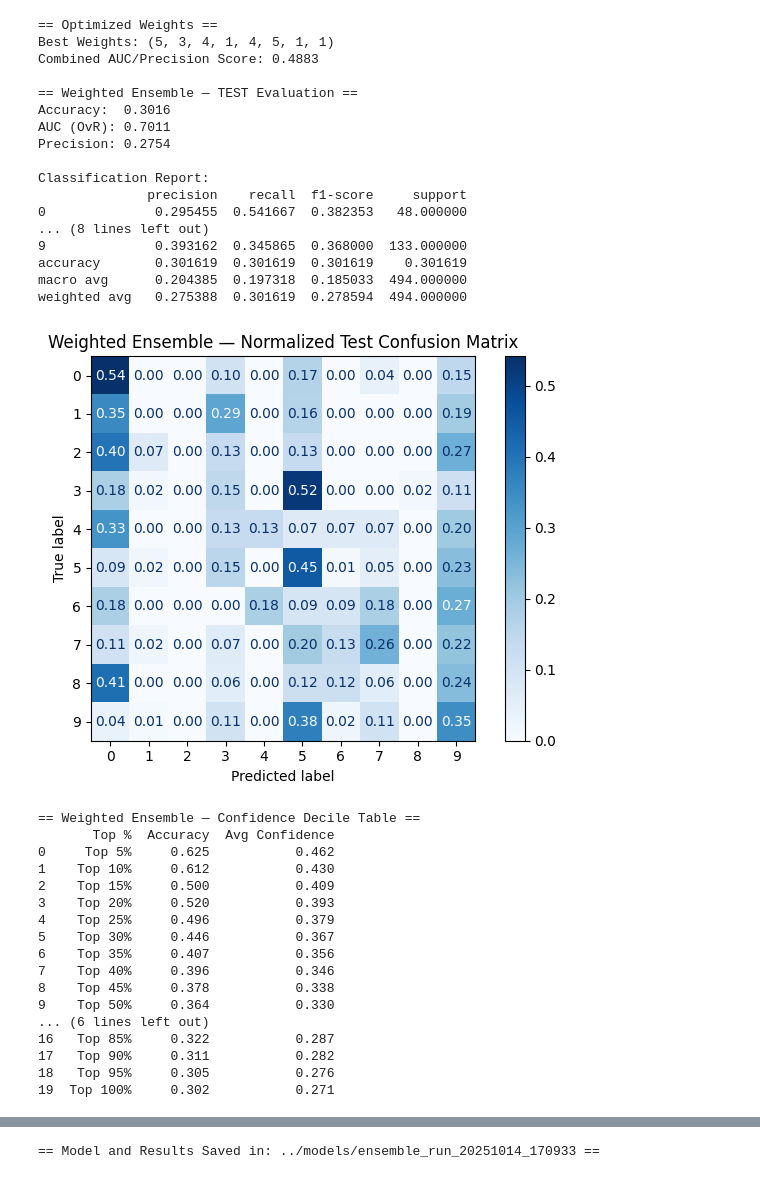
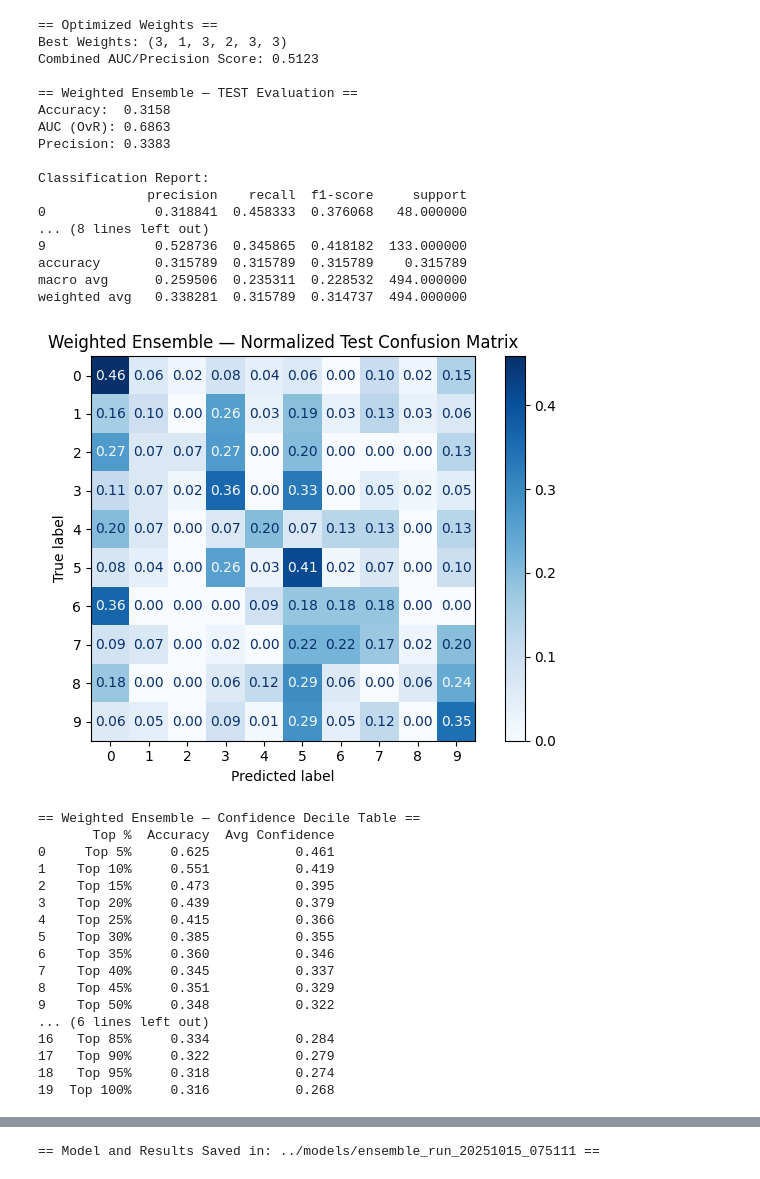
Before and after one commit to MorganC702/StockMarketRegimeResearch, a Jupyter notebook: models/ensemble.ipynb, the cells around one changed output, grey strips where cells are left out. Drawn from its saved outputs; the diff is of its cells as text; code cells hidden in the pictures.

Commit message:
ensemble results adjusted

```diff
--- a/models/ensemble.ipynb
+++ b/models/ensemble.ipynb
@@ -161,7 +161,7 @@ for name in estimators_list:
     proba_dict[name] = model.predict_proba(X_test_scaled)
 
 all_combos = list(itertools.product([1, 2, 3, 4, 5], repeat=len(estimators_list)))
-sampled_combos = random.sample(all_combos, int(len(all_combos) * 0.0005))  # 0.05% of total
+sampled_combos = random.sample(all_combos, int(len(all_combos) * 1))  # 0.05% of total
 
 best_score, best_weights = -1, None
 
@@ -287,35 +281,35 @@ Fitting 5 folds for each of 200 candidates, totalling 1000 fits
 == Optimized Weights ==
-Best Weights: (5, 3, 4, 1, 4, 5, 1, 1)
-Combined AUC/Precision Score: 0.4883
+Best Weights: (3, 1, 3, 2, 3, 3)
+Combined AUC/Precision Score: 0.5123
 
 == Weighted Ensemble — TEST Evaluation ==
-Accuracy:  0.3016
-AUC (OvR): 0.7011
-Precision: 0.2754
+Accuracy:  0.3158
+AUC (OvR): 0.6863
+Precision: 0.3383
 
 Classification Report:
               precision    recall  f1-score     support
-0              0.295455  0.541667  0.382353   48.000000
+0              0.318841  0.458333  0.376068   48.000000
 ... (8 lines left out)
-9              0.393162  0.345865  0.368000  133.000000
-accuracy       0.301619  0.301619  0.301619    0.301619
-macro avg      0.204385  0.197318  0.185033  494.000000
-weighted avg   0.275388  0.301619  0.278594  494.000000
+9              0.528736  0.345865  0.418182  133.000000
+accuracy       0.315789  0.315789  0.315789    0.315789
+macro avg      0.259506  0.235311  0.228532  494.000000
+weighted avg   0.338281  0.315789  0.314737  494.000000
-[figure, old version]
+[figure, new version]
 == Weighted Ensemble — Confidence Decile Table ==
        Top %  Accuracy  Avg Confidence
-0     Top 5%     0.625           0.462
-1    Top 10%     0.612           0.430
-2    Top 15%     0.500           0.409
-3    Top 20%     0.520           0.393
-4    Top 25%     0.496           0.379
-5    Top 30%     0.446           0.367
-6    Top 35%     0.407           0.356
-7    Top 40%     0.396           0.346
-8    Top 45%     0.378           0.338
-9    Top 50%     0.364           0.330
+0     Top 5%     0.625           0.461
+1    Top 10%     0.551           0.419
+2    Top 15%     0.473           0.395
+3    Top 20%     0.439           0.379
+4    Top 25%     0.415           0.366
+5    Top 30%     0.385           0.355
+6    Top 35%     0.360           0.346
+7    Top 40%     0.345           0.337
+8    Top 45%     0.351           0.329
+9    Top 50%     0.348           0.322
 ... (6 lines left out)
-16   Top 85%     0.322           0.287
-17   Top 90%     0.311           0.282
-18   Top 95%     0.305           0.276
-19  Top 100%     0.302           0.271
+16   Top 85%     0.334           0.284
+17   Top 90%     0.322           0.279
+18   Top 95%     0.318           0.274
+19  Top 100%     0.316           0.268
@@ -360,7 +354,7 @@ decile_df.to_csv(f"{save_dir}/confidence_deciles.csv", index=False)
 
 print(f"\n== Model and Results Saved in: {save_dir} ==")
 # %% [output]
-== Model and Results Saved in: ../models/ensemble_run_20251014_170933 ==
+== Model and Results Saved in: ../models/ensemble_run_20251015_075111 ==
 # %%
 # ==============================================================
 # Load Saved Model and Evaluate Top 20% Confidence Predictions
```
Also changed, not shown: parts of 2 cells of this notebook, 5 other files.
